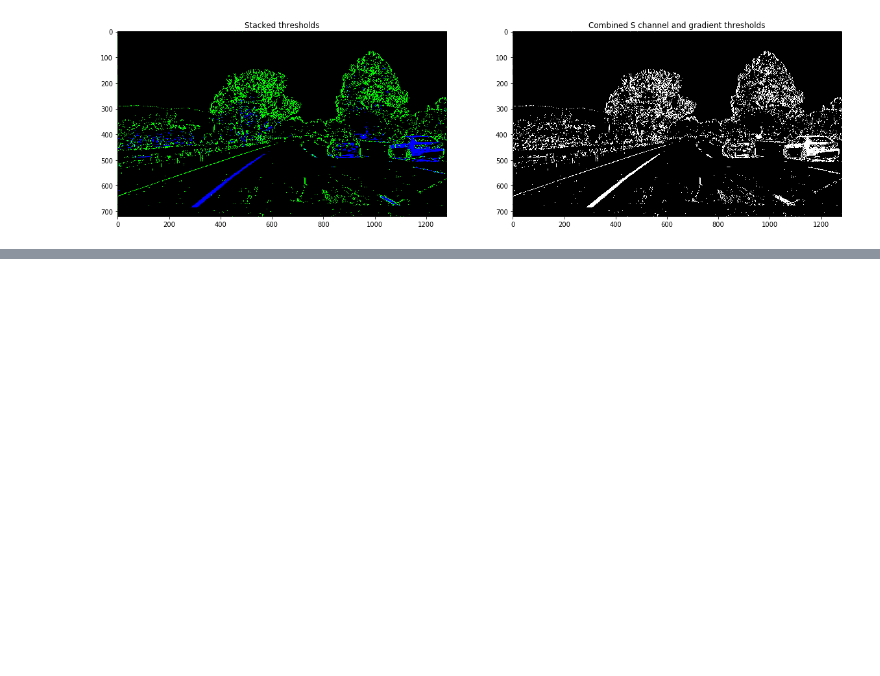
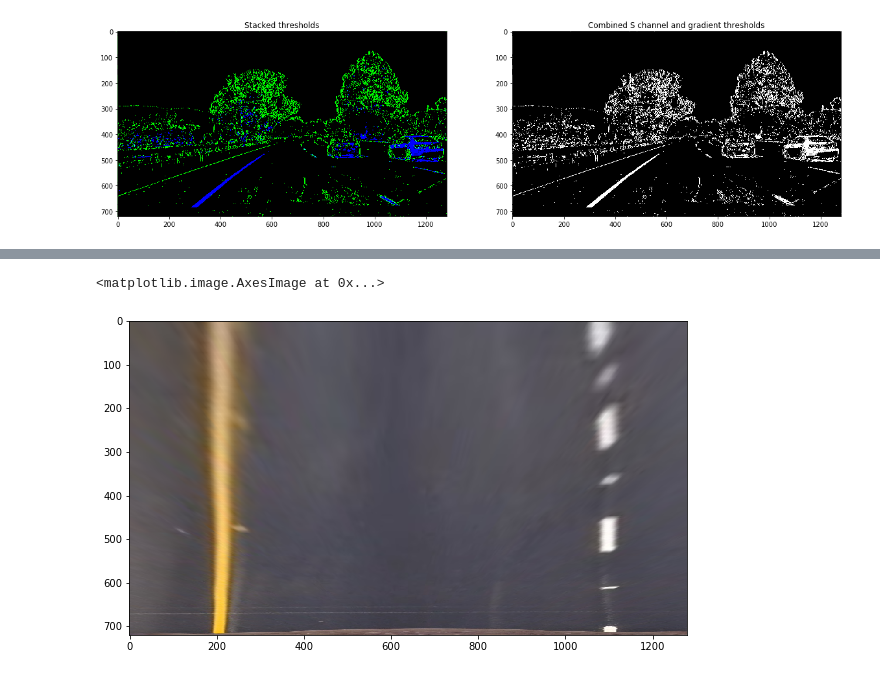
Before and after one commit to rknuffman/CarND-Advanced-Lane-Lines, a Jupyter notebook: camera_calibration.ipynb, the cells around one changed output, grey strips where cells are left out. Drawn from its saved outputs; the diff is of its cells as text; code cells hidden in the pictures; blank space fills up the shorter version.

```diff
--- a/camera_calibration.ipynb
+++ b/camera_calibration.ipynb
@@ -254,0 +297,18 @@ plt.imshow(roi_img, cmap='gray')
+# %%
+pts = np.array([[191,720],
+                [594,450],
+                [688,450],
+                [1120,720]], dtype="float32")
+dst = np.array([[191,720],
+                [191,0],
+                [1120,0],
+                [1120,720]], dtype="float32")
+
+M = cv2.getPerspectiveTransform(pts, dst)
+warped = cv2.warpPerspective(undst, M, (1280, 720))
+# %%
+plt.figure(figsize=(10,10))
+plt.imshow(warped[:,:,::-1])
+# %% [output]
+<matplotlib.image.AxesImage at 0x...>
+[figure, added]
```
Also changed, not shown: parts of 24 cells of this notebook.
